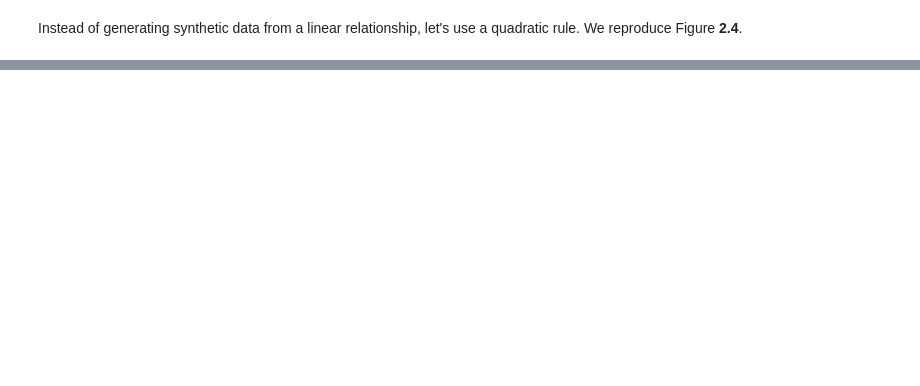
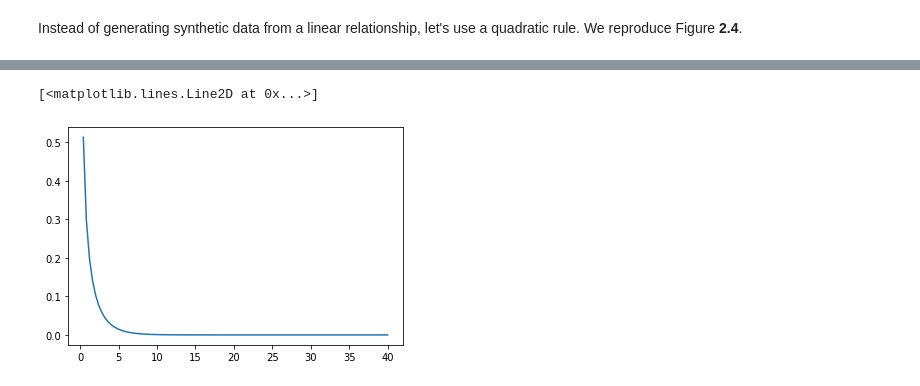
Before and after one commit to IvanaEscobar/sandbox, a Jupyter notebook: python/least_squares_tutorial.ipynb, the cells around one changed output, grey strips where cells are left out. Saved outputs shown, nothing was run; the diff lists cells and outputs as text; code cells hidden in the pictures; blank space fills up the shorter version.

```diff
--- a/python/least_squares_tutorial.ipynb
+++ b/python/least_squares_tutorial.ipynb
@@ -98,0 +206,5 @@ We see that fitting with a linear rule does not give a good representation of ou
+# %%
+plt.plot(x, stats.chi2.pdf(x,df))
+# %% [output]
+[<matplotlib.lines.Line2D at 0x...>]
+[figure, added]
```
Also changed, not shown: parts of 18 cells of this notebook.
